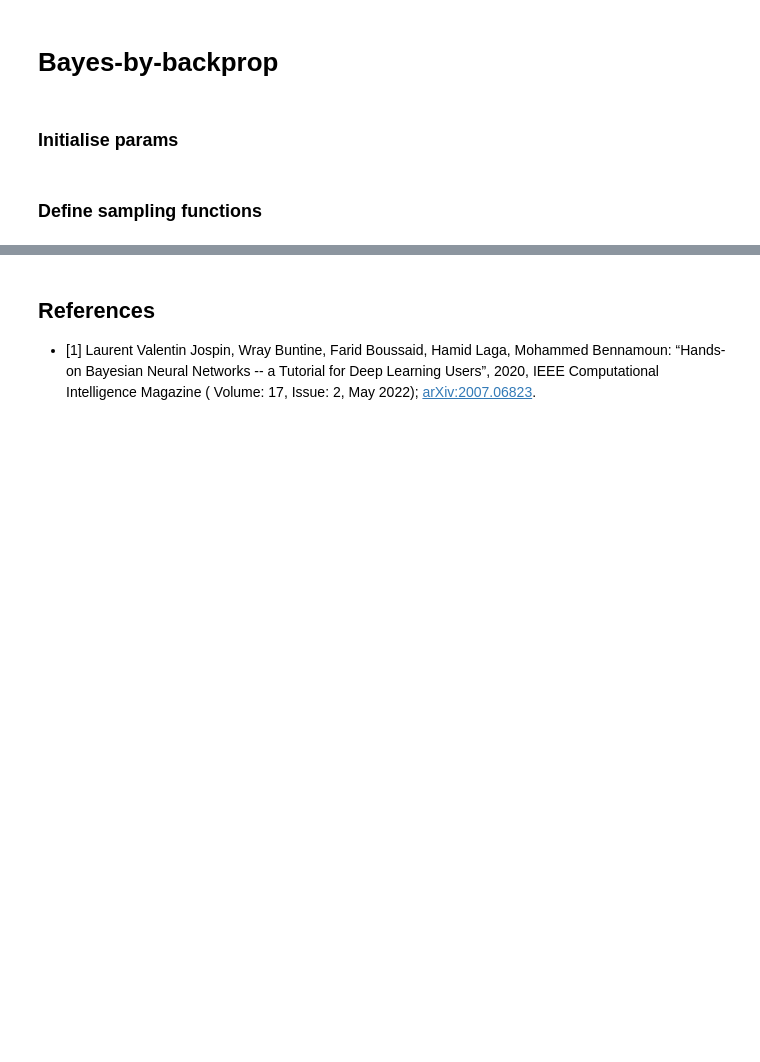
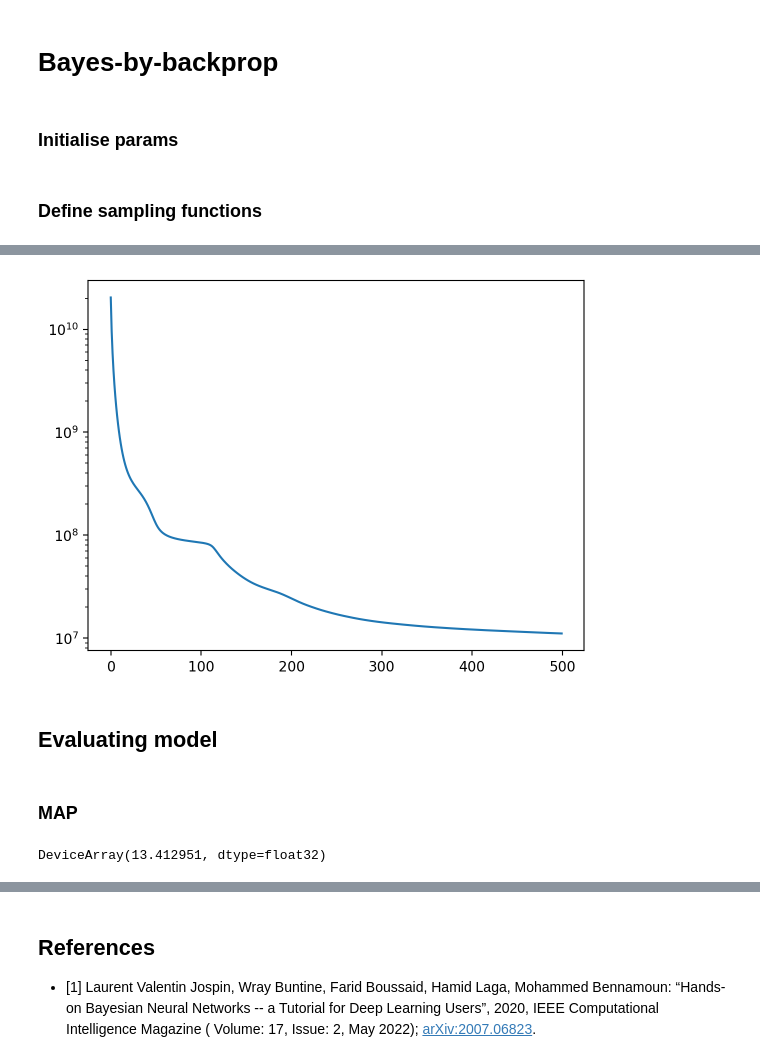
Before and after one commit to gerdm/bayes, a Jupyter notebook: bayes-by-backprop.ipynb, the cells around one changed output, grey strips where cells are left out. Drawn from its saved outputs; the diff is of its cells as text; code cells hidden in the pictures; blank space fills up the shorter version.

```diff
--- a/bayes-by-backprop.ipynb
+++ b/bayes-by-backprop.ipynb
@@ -198,12 +105,0 @@ DeviceArray(60080128., dtype=float32)
-# %%
-tx = optax.adam(1e-3)
-opt_state = tx.init(b3p)
-# %%
-opt_state = TrainState.create(
-    apply_fn=model.apply,
-    params=b3p,
-    tx=tx
-)
-
-grads = jax.grad(lossfn, 1)(key, b3p, X_train[:100], y_train[:100])
-opt_state = opt_state.apply_gradients(grads=grads)
@@ -213,0 +181,16 @@ DeviceArray(56161204., dtype=float32)
+# %%
+def train_epoch(key, state, X, y, batch_size, lossfn):
+    num_samples = len(X)
+    key_batch, keys_train = jax.random.split(key)
+    batch_ixs = get_batch_train_ixs(key_batch, num_samples, batch_size)
+
+    num_batches = len(batch_ixs)
+    keys_train = jax.random.split(keys_train, num_batches)
+
+    total_loss = 0
+    for key_step, batch_ix in zip(keys_train, batch_ixs):
+        X_batch, y_batch = index_values_batch(X, y, batch_ix)
+        state, loss = train_step(key_step, state, X_batch, y_batch, lossfn)
+        total_loss += loss
+
+    return total_loss.item(), state
@@ -213,0 +205,17 @@ DeviceArray(56161204., dtype=float32)
+# %%
+batch_size = 500
+num_epochs = 500
+keys_epochs = jax.random.split(key_train, num_epochs)
+
+losses = []
+for key_epoch in (pbar := tqdm(keys_epochs)):
+    loss, opt_state = train_epoch(key, opt_state, X_train, y_train, batch_size, lossfn)
+    pbar.set_description(f"{loss=:0.4e}")
+    losses.append(loss)
+# %%
+plt.plot(losses)
+plt.yscale("log")
+# %% [output]
+[figure, added]
+# %% [markdown]
+## Evaluating model
@@ -213,0 +225,9 @@ DeviceArray(56161204., dtype=float32)
+# %% [markdown]
+### MAP
+# %%
+yhat_test = model.apply(opt_state.params.mean, X_test).ravel()
+
+err_map = y_test - yhat_test
+jnp.abs(err_map).mean()
+# %% [output]
+DeviceArray(13.412951, dtype=float32)
```
Also changed, not shown: parts of 21 cells of this notebook.
